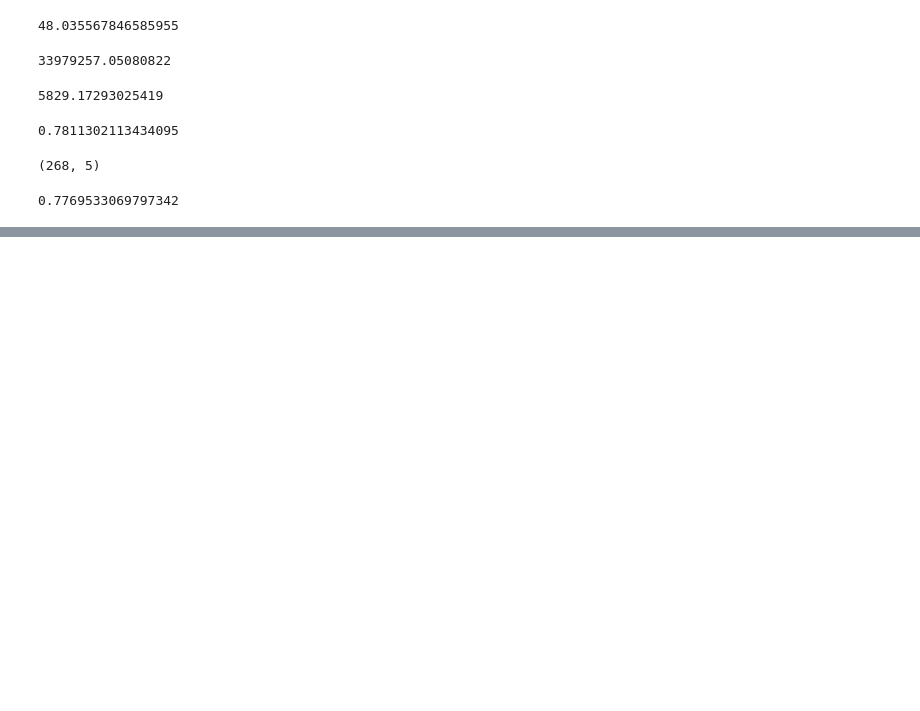
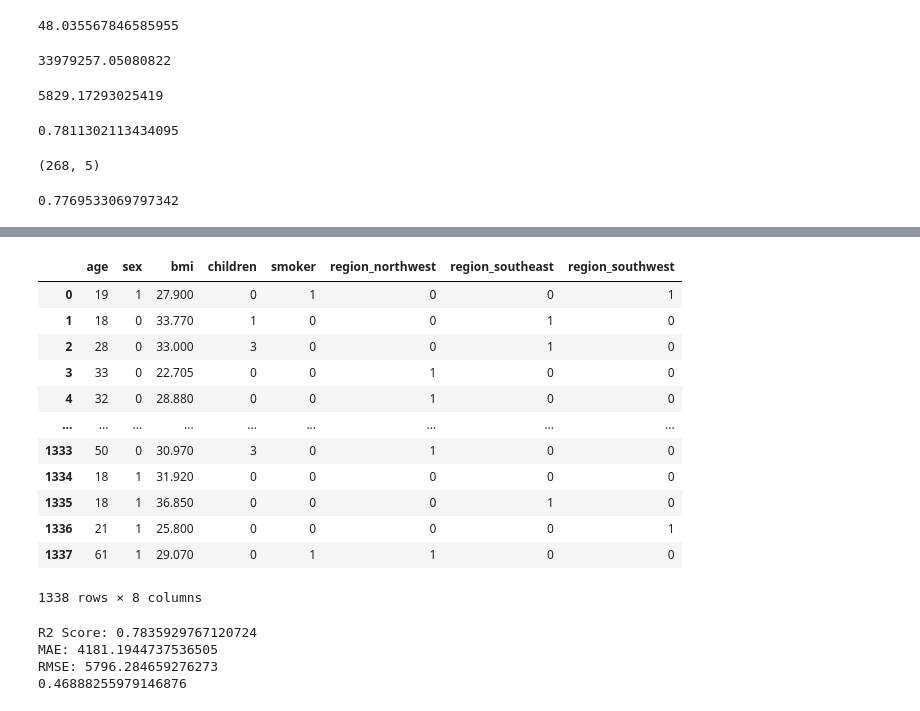
Before and after one commit to gajanan-shinde16/AI-ML, a Jupyter notebook: Part9_machine_learning/01_supervised_ml/Linear_Regression/LR.ipynb, the cells around one changed output, grey strips where cells are left out. Saved outputs shown, nothing was run; the diff lists cells and outputs as text; code cells hidden in the pictures; blank space fills up the shorter version.

```diff
--- a/Part9_machine_learning/01_supervised_ml/Linear_Regression/LR.ipynb
+++ b/Part9_machine_learning/01_supervised_ml/Linear_Regression/LR.ipynb
@@ -201,0 +267,7 @@ adjusted_r2
+# %%
+# Dummy Variable trap
+# we can avoid dummy variable trap by dropping one of the dummy variable columns. This is because if we have n categories, we only need n-1 dummy variables to represent them. The dropped category will be represented by the absence of all other categories.
+X = insurance_data.drop(columns=['charges'])
+X = pd.get_dummies(X, columns=['region'],drop_first=True, dtype=int)
+y = insurance_data['charges']
+X.head()
@@ -201,0 +281,34 @@ adjusted_r2
+# %%
+
+X['sex'] = X['sex'].map({'male': 0, 'female': 1, 0: 0, 1: 1})
+X['smoker'] = X['smoker'].map({'yes': 1, 'no': 0, 0: 0, 1: 1})
+X
+# %% [output]
+|  | age | sex | bmi | children | smoker | region_northwest | region_southeast | region_southwest |
+| 0 | 19 | 1 | 27.900 | 0 | 1 | 0 | 0 | 1 |
+| 1 | 18 | 0 | 33.770 | 1 | 0 | 0 | 1 | 0 |
+| 2 | 28 | 0 | 33.000 | 3 | 0 | 0 | 1 | 0 |
+| 3 | 33 | 0 | 22.705 | 0 | 0 | 1 | 0 | 0 |
+| 4 | 32 | 0 | 28.880 | 0 | 0 | 1 | 0 | 0 |
+| ... | ... | ... | ... | ... | ... | ... | ... | ... |
+| 1333 | 50 | 0 | 30.970 | 3 | 0 | 1 | 0 | 0 |
+| 1334 | 18 | 1 | 31.920 | 0 | 0 | 0 | 0 | 0 |
+| 1335 | 18 | 1 | 36.850 | 0 | 0 | 0 | 1 | 0 |
+| 1336 | 21 | 1 | 25.800 | 0 | 0 | 0 | 0 | 1 |
+| 1337 | 61 | 1 | 29.070 | 0 | 1 | 1 | 0 | 0 |
+1338 rows × 8 columns
+# %%
+X_train,X_test,y_train,y_test = train_test_split(X, y, test_size=0.2, random_state=42)
+model.fit(X_train, y_train)
+
+y_pred = model.predict(X_test)
+
+print("R2 Score:", r2_score(y_test, y_pred))
+print("MAE:", mean_absolute_error(y_test, y_pred))
+print("RMSE:", root_mean_squared_error(y_test, y_pred))
+print(mean_absolute_percentage_error(y_test, y_pred))
+# %% [output]
+R2 Score: 0.7835929767120724
+MAE: 4181.1944737536505
+RMSE: 5796.284659276273
+0.46888255979146876
```
Also changed, not shown: parts of 15 cells of this notebook.
